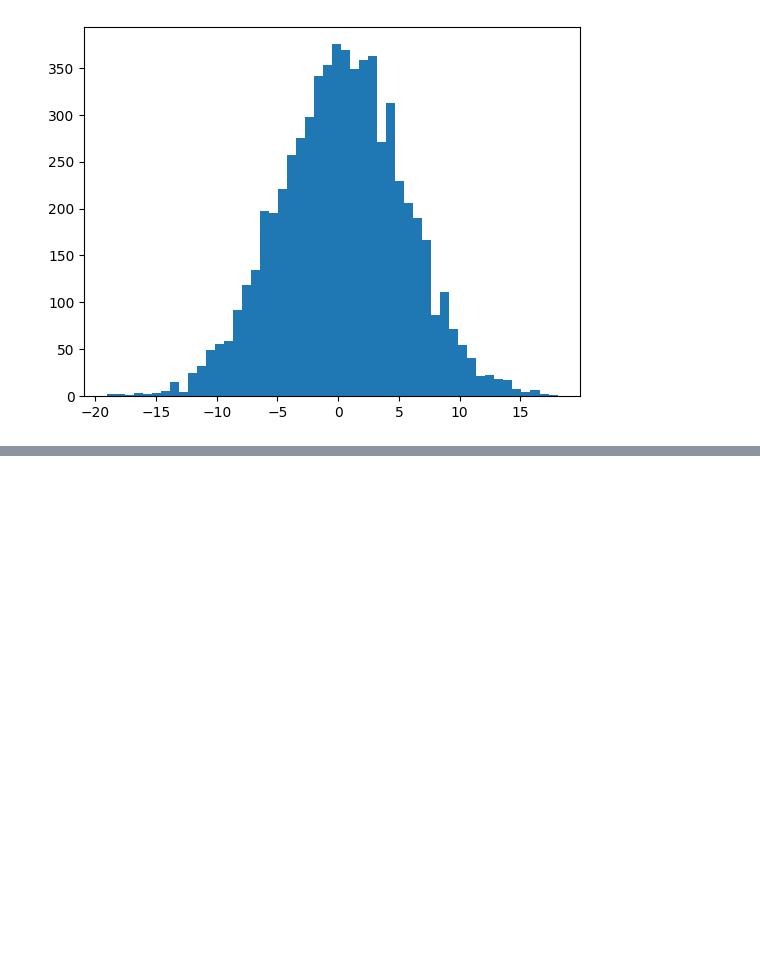
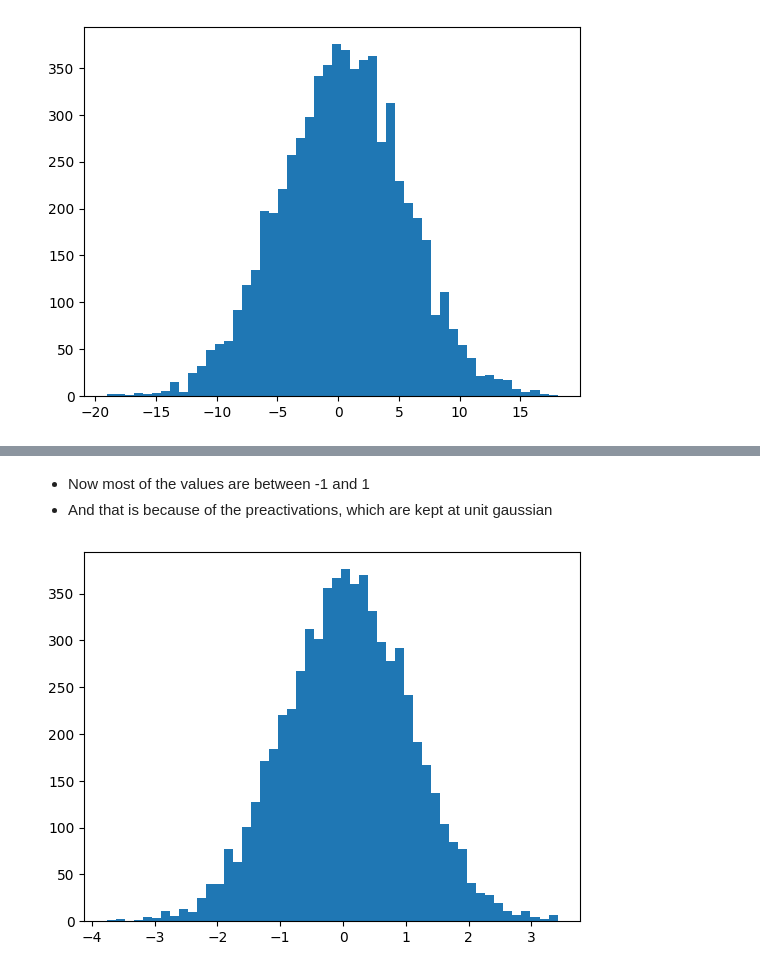
Before and after one commit to hadjian/Lectures_Karpathy, a Jupyter notebook: 04_MakeMore_Part3/MakeMore_Part3.ipynb, the cells around one changed output, grey strips where cells are left out. Saved outputs shown, nothing was run; the diff lists cells and outputs as text; code cells hidden in the pictures; blank space fills up the shorter version.

```diff
--- a/04_MakeMore_Part3/MakeMore_Part3.ipynb
+++ b/04_MakeMore_Part3/MakeMore_Part3.ipynb
@@ -579,0 +567,7 @@ plt.hist(hpreac.view(-1).tolist(), 50);
+# %% [markdown]
+* Now most of the values are between -1 and 1
+* And that is because of the preactivations, which are kept at unit gaussian
+# %%
+plt.hist(hpreac.view(-1).tolist(), 50);
+# %% [output]
+[figure, added]
```
Also changed, not shown: parts of 75 cells of this notebook, 5 other files.
